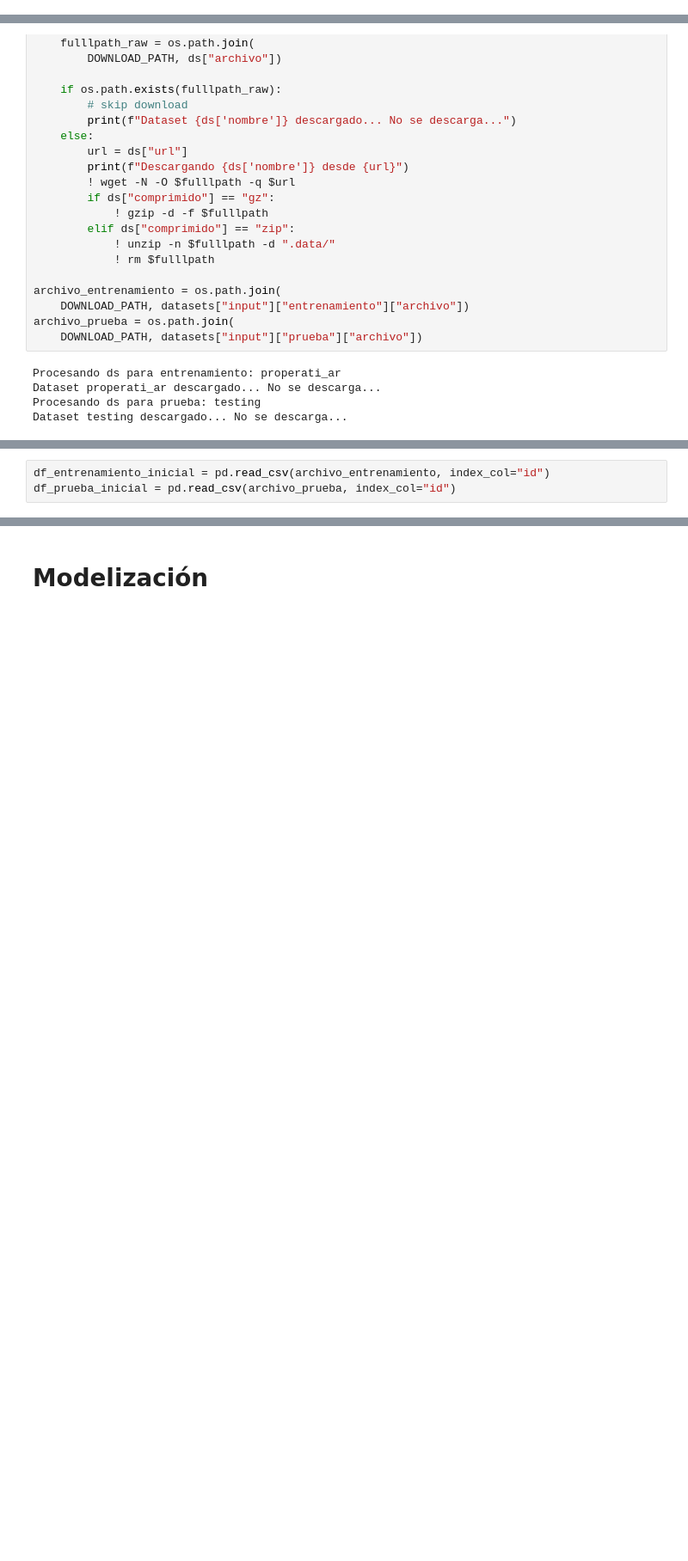
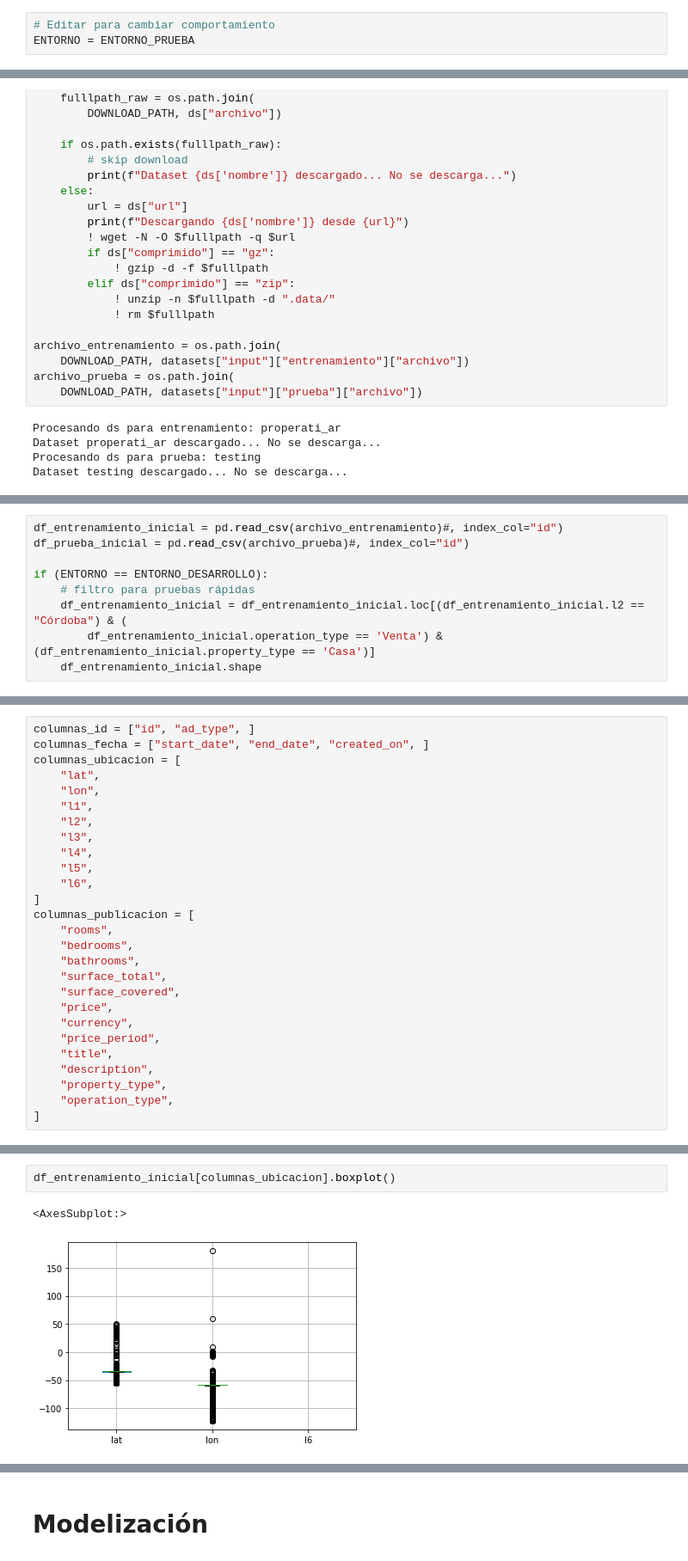
Before and after one commit to tomasdelvechio/precio-propiedades-md-2022, a Jupyter notebook: prediccion-precios-2022-md.ipynb, the cells around one changed output, grey strips where cells are left out. Shown at 86% size. Cells and saved outputs as stored; diff of their text form; blank space fills up the shorter version.

Commit message:
#4 se comienza el análisis de columnas de fechas y ubicaciones

```diff
--- a/prediccion-precios-2022-md.ipynb
+++ b/prediccion-precios-2022-md.ipynb
@@ -18,3 +24,6 @@ EJECUTA_COLAB = 'google.colab' in sys.modules
+# %%
+# Editar para cambiar comportamiento
+ENTORNO = ENTORNO_PRUEBA
 # %% [markdown]
 # Datasets
 
@@ -112,3 +125,9 @@ from sklearn import metrics
 # %%
-df_entrenamiento_inicial = pd.read_csv(archivo_entrenamiento, index_col="id")
-df_prueba_inicial = pd.read_csv(archivo_prueba, index_col="id")
+df_entrenamiento_inicial = pd.read_csv(archivo_entrenamiento)#, index_col="id")
+df_prueba_inicial = pd.read_csv(archivo_prueba)#, index_col="id")
+
+if (ENTORNO == ENTORNO_DESARROLLO):
+    # filtro para pruebas rápidas
+    df_entrenamiento_inicial = df_entrenamiento_inicial.loc[(df_entrenamiento_inicial.l2 == "Córdoba") & (
+        df_entrenamiento_inicial.operation_type == 'Venta') & (df_entrenamiento_inicial.property_type == 'Casa')]
+    df_entrenamiento_inicial.shape
@@ -124,0 +238,27 @@ df.shape
+# %%
+columnas_id = ["id", "ad_type", ]
+columnas_fecha = ["start_date", "end_date", "created_on", ]
+columnas_ubicacion = [
+    "lat",
+    "lon",
+    "l1",
+    "l2",
+    "l3",
+    "l4",
+    "l5",
+    "l6",
+]
+columnas_publicacion = [
+    "rooms",
+    "bedrooms",
+    "bathrooms",
+    "surface_total",
+    "surface_covered",
+    "price",
+    "currency",
+    "price_period",
+    "title",
+    "description",
+    "property_type",
+    "operation_type",
+]
@@ -124,0 +311,5 @@ df.shape
+# %%
+df_entrenamiento_inicial[columnas_ubicacion].boxplot()
+# %% [output]
+<AxesSubplot:>
+[figure, added]
```
Also changed, not shown: parts of 36 cells of this notebook, 2 other files.
